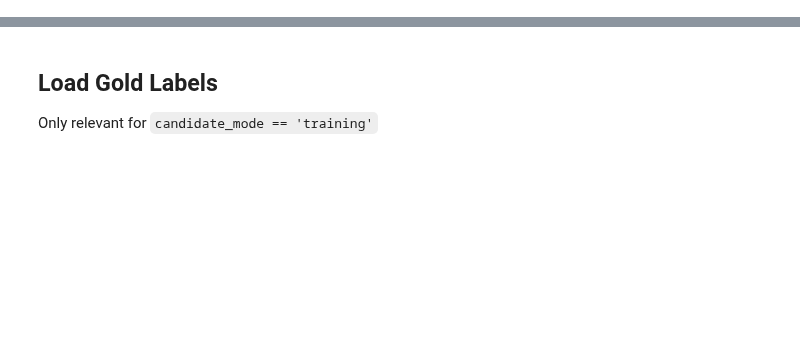
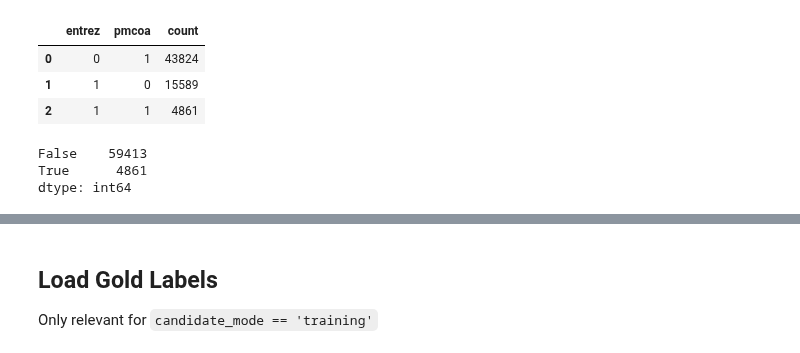
Before and after one commit to hammerlab/t-cell-relation-extraction, a Jupyter notebook: pipeline/06-candidate-generator.ipynb, the cells around one changed output, grey strips where cells are left out. Saved outputs shown, nothing was run; the diff lists cells and outputs as text; code cells hidden in the pictures; blank space fills up the shorter version.

Commit message:
Pipeline refactor to unify tagging, parsing, and gold label import

```diff
--- a/pipeline/06-candidate-generator.ipynb
+++ b/pipeline/06-candidate-generator.ipynb
@@ -283,0 +25,8 @@ Running UDF...
+# %%
+df = pd.concat([
+    pd.read_parquet(osp.join(IMPORT_DATA_DIR_02, 'corpus_01.parquet')).assign(src='entrez'),
+    pd.read_parquet(osp.join(IMPORT_DATA_DIR_03, 'corpus_03.parquet')).assign(src='pmcoa')
+], sort=True)
+assert df['id_pmc'].notnull().all()
+df = df.drop_duplicates(subset=['src', 'id_pmc'])
+df.info()
@@ -283,0 +51,15 @@ Running UDF...
+# %%
+# Show document intersection
+cts = df.assign(ind=1).pivot(index='id_pmc', columns='src', values='ind').fillna(0).astype(int)
+cts.groupby(['entrez', 'pmcoa']).size().rename('count').reset_index()
+# %% [output]
+|  | entrez | pmcoa | count |
+| 0 | 0 | 1 | 43824 |
+| 1 | 1 | 0 | 15589 |
+| 2 | 1 | 1 | 4861 |
+# %%
+(cts > 0).all(axis=1).value_counts()
+# %% [output]
+False    59413
+True      4861
+dtype: int64
```
Also changed, not shown: parts of 51 cells of this notebook, 22 other files.
